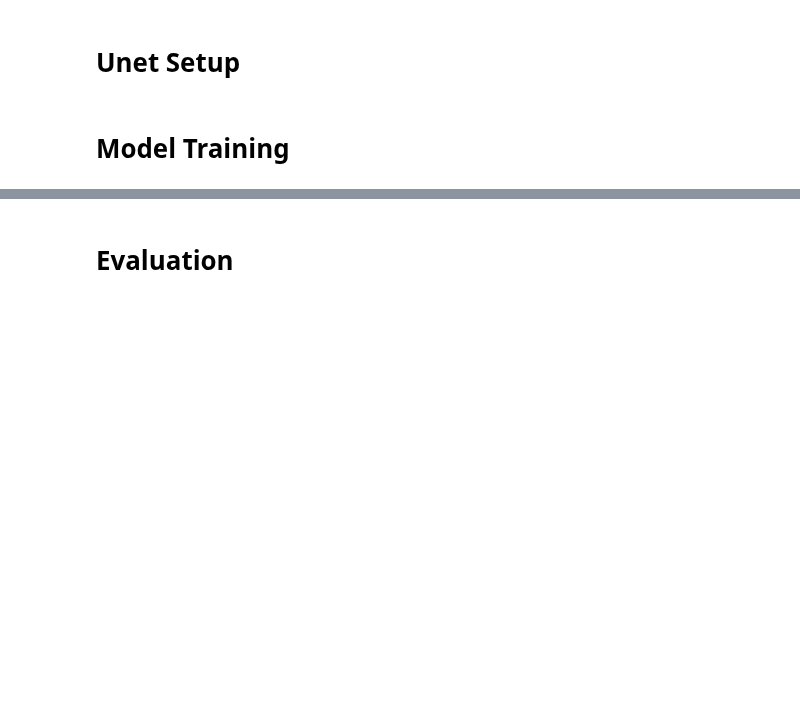
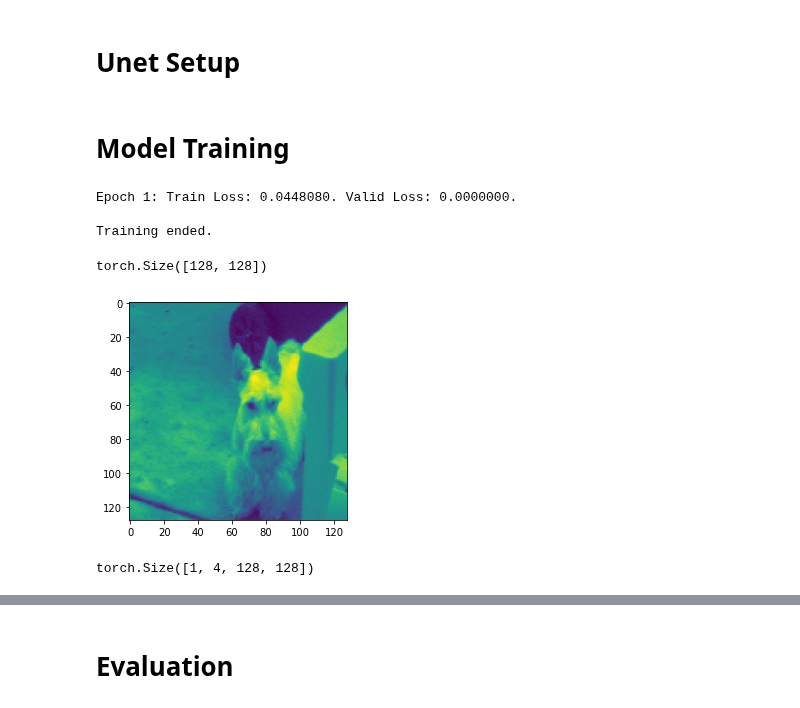
Before and after one commit to johnwslee/Data_Science_Libraries, a Jupyter notebook: PyTorch/Unet/Unet_image_segmentation_dogs_and_cats.ipynb, the cells around one changed output, grey strips where cells are left out. Cells and saved outputs as stored; diff of their text form; code cells hidden in the pictures; blank space fills up the shorter version.

```diff
--- a/PyTorch/Unet/Unet_image_segmentation_dogs_and_cats.ipynb
+++ b/PyTorch/Unet/Unet_image_segmentation_dogs_and_cats.ipynb
@@ -271,3 +322,5 @@ if use_gpu:
     unet = unet.cuda()
 criterion = nn.CrossEntropyLoss()
 optimizer = optim.SGD(unet.parameters(), lr=learning_rate, momentum=0.99)
+# %%
+device = "cuda" if torch.cuda.is_available() else "cpu"
@@ -273,0 +391,11 @@ optimizer = optim.SGD(unet.parameters(), lr=learning_rate, momentum=0.99)
+# %%
+trainer(unet, criterion, optimizer, train_loader, valid_loader, epochs=25, verbose=True)
+# %% [output]
+Epoch 1: Train Loss: 0.0448080. Valid Loss: 0.0000000.
+
+Training ended.
+# %%
+X_test, y_test = next(iter(test_loader))
+# %%
+X_test = X_test.float() / 255
+X_test = X_test.to(device)
@@ -273,0 +404,12 @@ optimizer = optim.SGD(unet.parameters(), lr=learning_rate, momentum=0.99)
+# %%
+X_test.squeeze().shape
+# %% [output]
+torch.Size([128, 128])
+# %%
+plt.imshow(np.array(X_test.squeeze().cpu()));
+# %% [output]
+[figure, added]
+# %%
+y_hat.shape
+# %% [output]
+torch.Size([1, 4, 128, 128])
```
Also changed, not shown: parts of 27 cells of this notebook.
